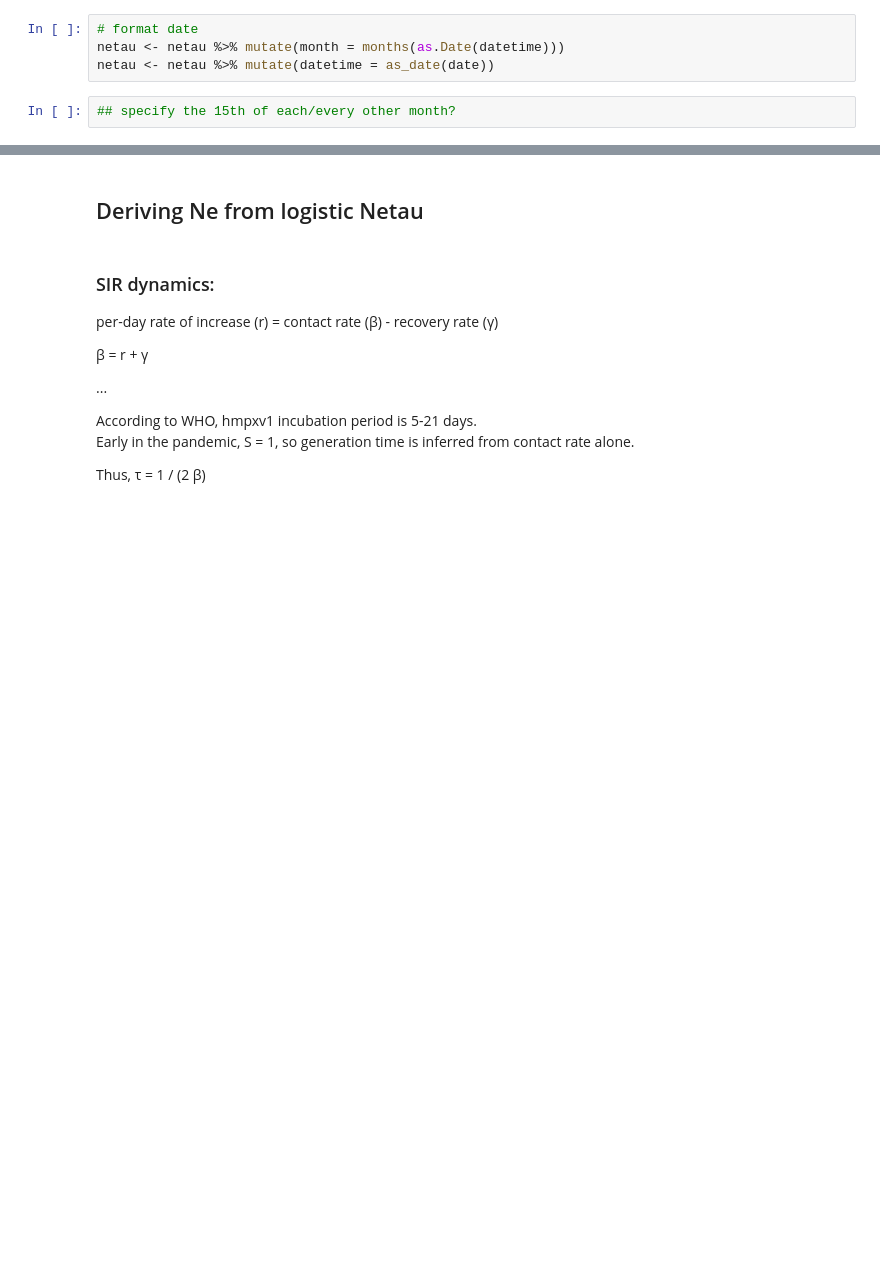
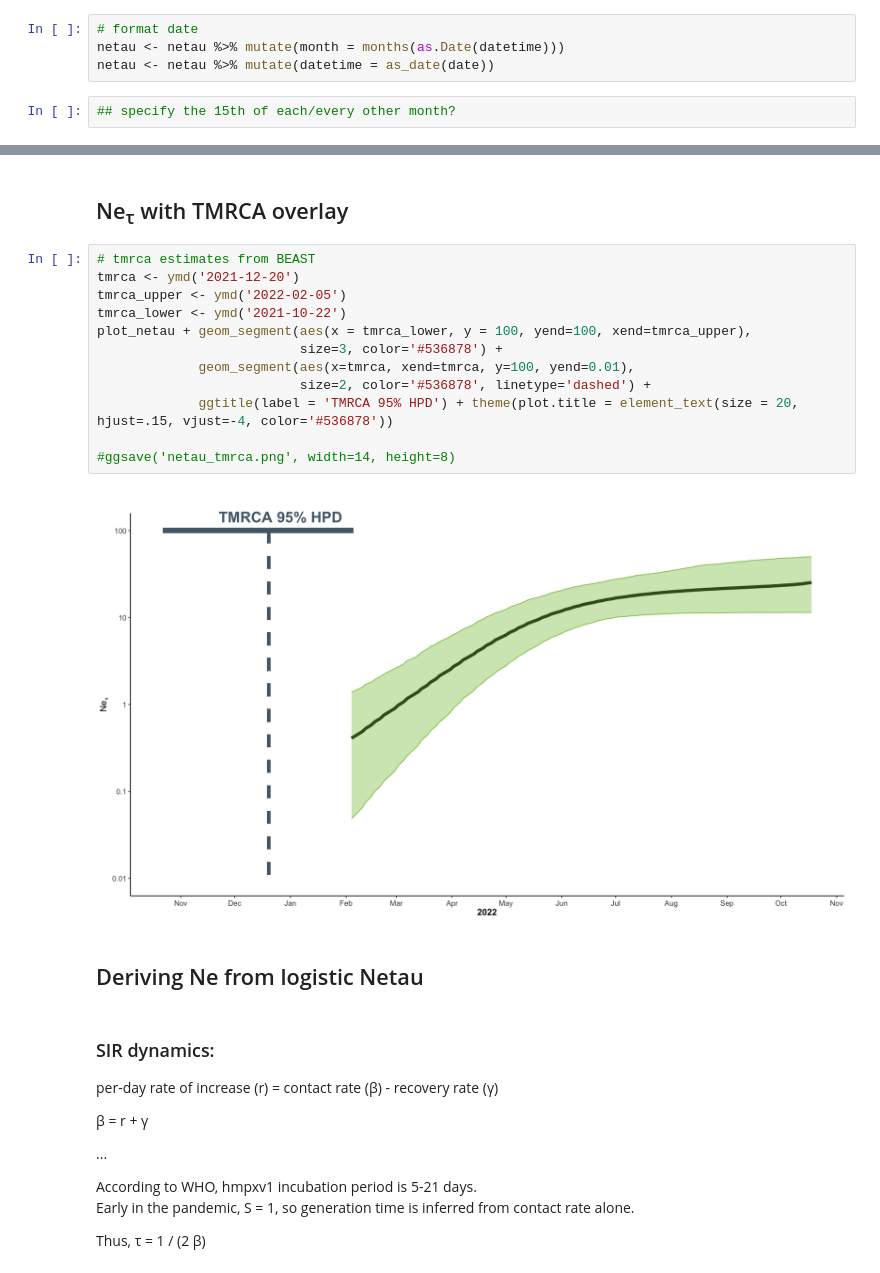
Before and after one commit to blab/mpox-dynamics, a Jupyter notebook: scripts/netau.ipynb, the cells around one changed output, grey strips where cells are left out. Drawn from its saved outputs; the diff is of its cells as text; blank space fills up the shorter version.

```diff
--- a/scripts/netau.ipynb
+++ b/scripts/netau.ipynb
@@ -78,3 +80,19 @@ plot_netau
+# %% [markdown]
+## Ne<sub>τ</sub> with TMRCA overlay
+# %%
+# tmrca estimates from BEAST
+tmrca <- ymd('2021-12-20')
+tmrca_upper <- ymd('2022-02-05')
+tmrca_lower <- ymd('2021-10-22')
+plot_netau + geom_segment(aes(x = tmrca_lower, y = 100, yend=100, xend=tmrca_upper),
+                          size=3, color='#536878') +
+             geom_segment(aes(x=tmrca, xend=tmrca, y=100, yend=0.01),
+                          size=2, color='#536878', linetype='dashed') +
+             ggtitle(label = 'TMRCA 95% HPD') + theme(plot.title = element_text(size = 20, hjust=.15, vjust=-4, color='#536878'))
+
+#ggsave('netau_tmrca.png', width=14, height=8)
+# %% [output]
+[figure, added]
 # %% [markdown]
 ## Deriving Ne from logistic Netau
 # %% [markdown]
```
Also changed, not shown: parts of 3 cells of this notebook.
